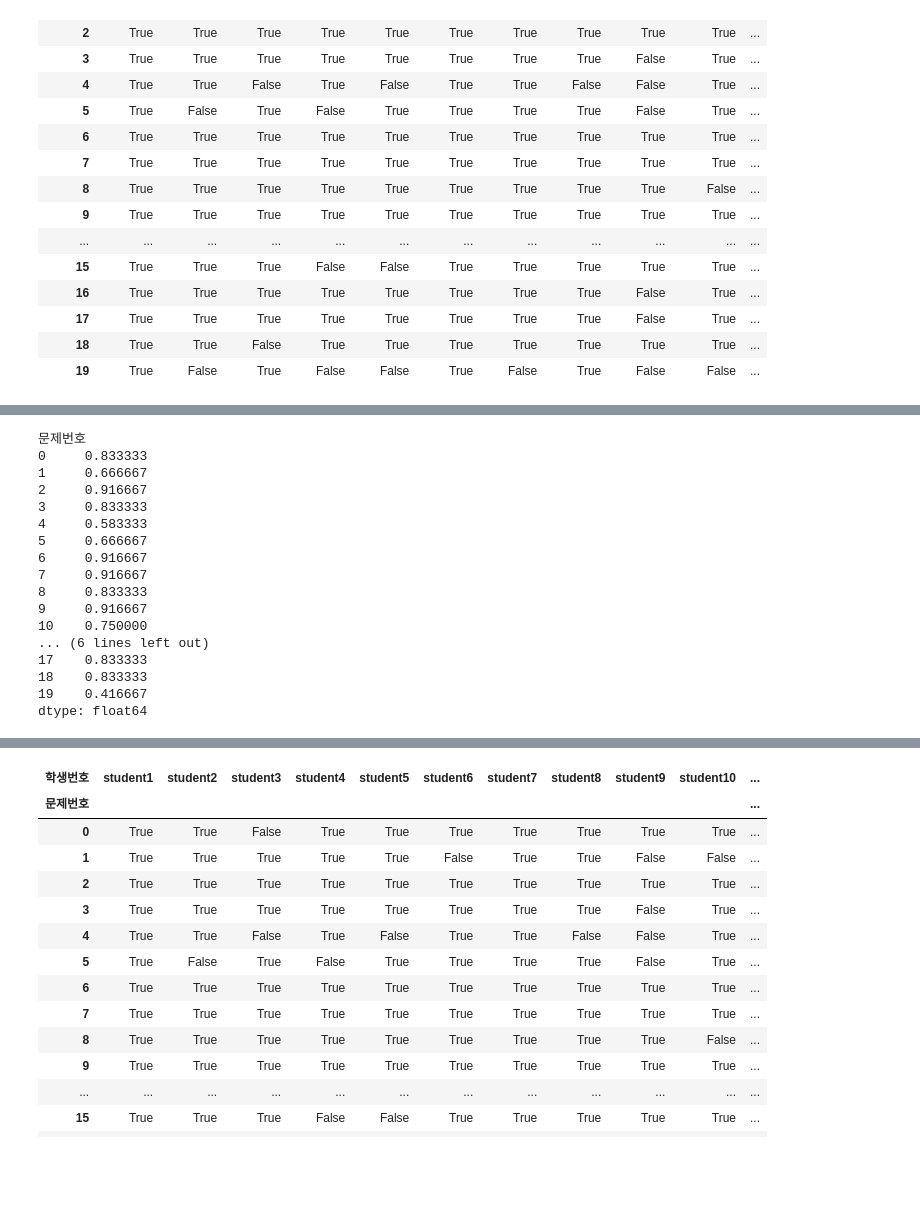
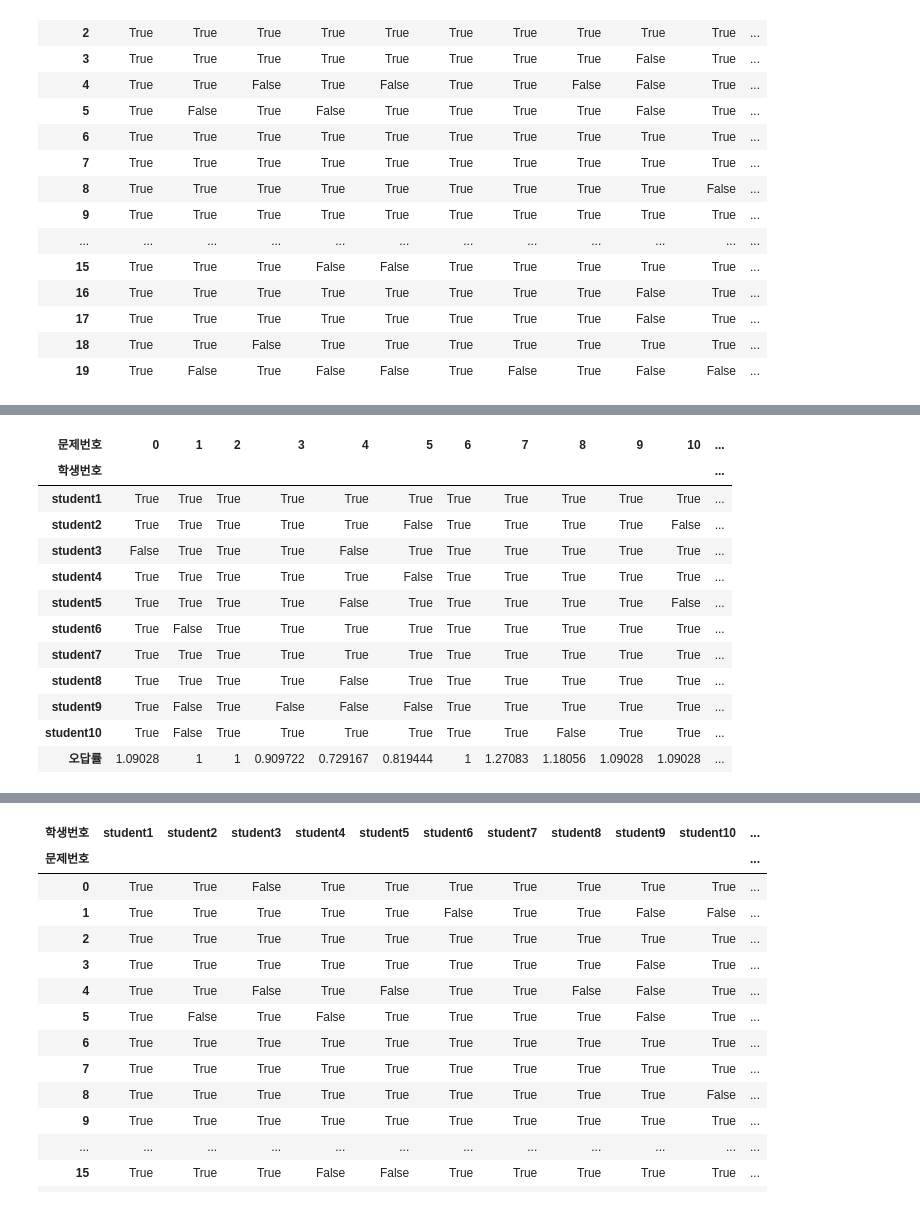
Before and after one commit to kminet/LifeManagement1, a Jupyter notebook: Day4/Day4.ipynb, the cells around one changed output, grey strips where cells are left out. Saved outputs shown, nothing was run; the diff lists cells and outputs as text; code cells hidden in the pictures; blank space fills up the shorter version.

```diff
--- a/Day4/Day4.ipynb
+++ b/Day4/Day4.ipynb
@@ -227,21 +257,17 @@ df2
 # %%
-df2.T.mean()
+df2.T
 # %% [output]
-문제번호
-0     0.833333
-1     0.666667
-2     0.916667
-3     0.833333
-4     0.583333
-5     0.666667
-6     0.916667
-7     0.916667
-8     0.833333
-9     0.916667
-10    0.750000
-... (6 lines left out)
-17    0.833333
-18    0.833333
-19    0.416667
-dtype: float64
+| 문제번호 | 0 | 1 | 2 | 3 | 4 | 5 | 6 | 7 | 8 | 9 | 10 | ... |
+| 학생번호 |  |  |  |  |  |  |  |  |  |  |  | ... |
+| student1 | True | True | True | True | True | True | True | True | True | True | True | ... |
+| student2 | True | True | True | True | True | False | True | True | True | True | False | ... |
+| student3 | False | True | True | True | False | True | True | True | True | True | True | ... |
+| student4 | True | True | True | True | True | False | True | True | True | True | True | ... |
+| student5 | True | True | True | True | False | True | True | True | True | True | False | ... |
+| student6 | True | False | True | True | True | True | True | True | True | True | True | ... |
+| student7 | True | True | True | True | True | True | True | True | True | True | True | ... |
+| student8 | True | True | True | True | False | True | True | True | True | True | True | ... |
+| student9 | True | False | True | False | False | False | True | True | True | True | True | ... |
+| student10 | True | False | True | True | True | True | True | True | False | True | True | ... |
+| 오답률 | 1.09028 | 1 | 1 | 0.909722 | 0.729167 | 0.819444 | 1 | 1.27083 | 1.18056 | 1.09028 | 1.09028 | ... |
 # %%
```
Also changed, not shown: parts of 8 cells of this notebook, 1 other file.
